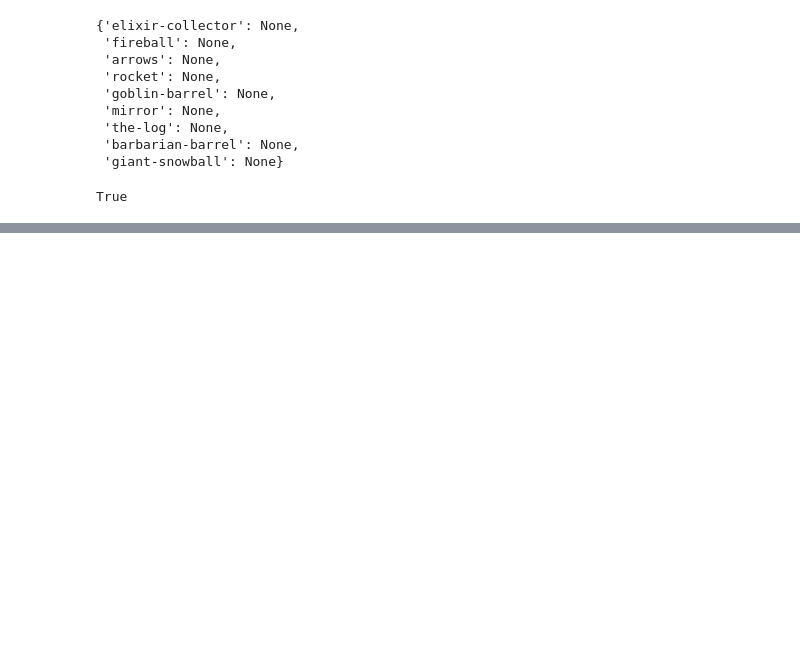
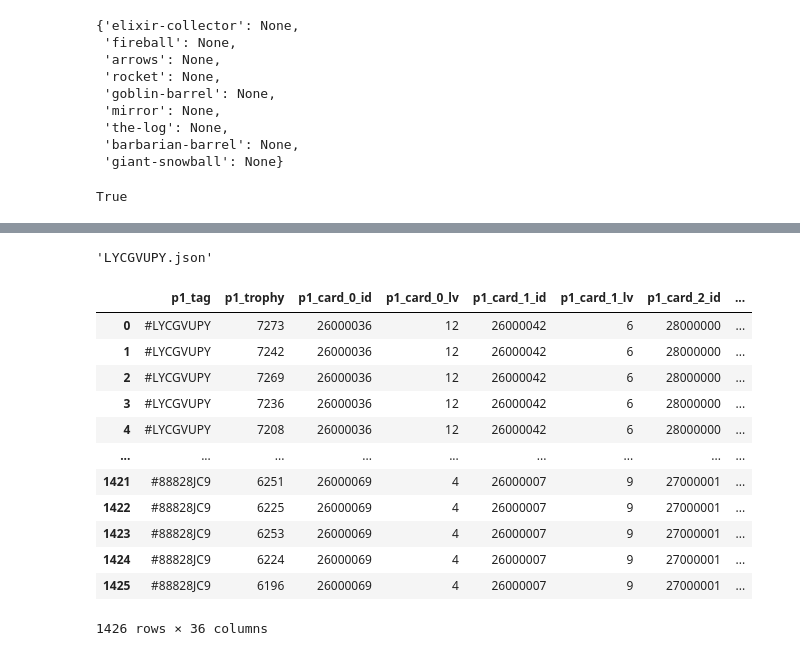
Before and after one commit to nhat-vo/clash-royale-ml, a Jupyter notebook: process_data.ipynb, the cells around one changed output, grey strips where cells are left out. Cells and saved outputs as stored; diff of their text form; code cells hidden in the pictures; blank space fills up the shorter version.

Commit message:
added battles data

```diff
--- a/process_data.ipynb
+++ b/process_data.ipynb
@@ -172,2 +139,6 @@ cards
 # %%
 cards.to_csv('data/cards.csv')
+# %%
+import os
+for i in os.walk('battles'):
+    _, _, files = i
@@ -173,0 +161,4 @@ cards.to_csv('data/cards.csv')
+# %%
+files[0]
+# %% [output]
+'LYCGVUPY.json'
@@ -173,0 +183,31 @@ cards.to_csv('data/cards.csv')
+# %%
+battles = []
+types_filter = {'PvP'}
+card_info_filter = {'id', 'name', 'level'}
+for player in players:
+    for battle in player:
+        if battle['type'] in types_filter:
+            add_battle(battles, battle)
+# %%
+battle_df = {i: [] for i in battles[0].keys()}
+for i in battles:
+    for k in battle_df:
+        battle_df[k].append(i[k])
+# %%
+battle_df = pd.DataFrame.from_dict(battle_df)
+# %%
+battle_df
+# %% [output]
+|  | p1_tag | p1_trophy | p1_card_0_id | p1_card_0_lv | p1_card_1_id | p1_card_1_lv | p1_card_2_id | ... |
+| 0 | #LYCGVUPY | 7273 | 26000036 | 12 | 26000042 | 6 | 28000000 | ... |
+| 1 | #LYCGVUPY | 7242 | 26000036 | 12 | 26000042 | 6 | 28000000 | ... |
+| 2 | #LYCGVUPY | 7269 | 26000036 | 12 | 26000042 | 6 | 28000000 | ... |
+| 3 | #LYCGVUPY | 7236 | 26000036 | 12 | 26000042 | 6 | 28000000 | ... |
+| 4 | #LYCGVUPY | 7208 | 26000036 | 12 | 26000042 | 6 | 28000000 | ... |
+| ... | ... | ... | ... | ... | ... | ... | ... | ... |
+| 1421 | #88828JC9 | 6251 | 26000069 | 4 | 26000007 | 9 | 27000001 | ... |
+| 1422 | #88828JC9 | 6225 | 26000069 | 4 | 26000007 | 9 | 27000001 | ... |
+| 1423 | #88828JC9 | 6253 | 26000069 | 4 | 26000007 | 9 | 27000001 | ... |
+| 1424 | #88828JC9 | 6224 | 26000069 | 4 | 26000007 | 9 | 27000001 | ... |
+| 1425 | #88828JC9 | 6196 | 26000069 | 4 | 26000007 | 9 | 27000001 | ... |
+1426 rows × 36 columns
```
Also changed, not shown: parts of 15 cells of this notebook, 2 other files.
